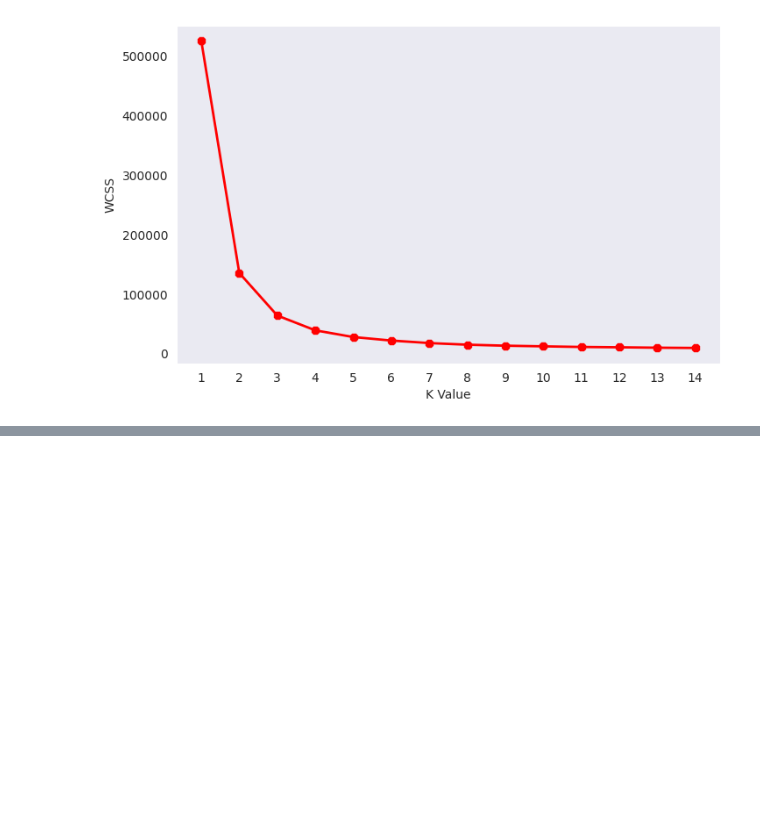
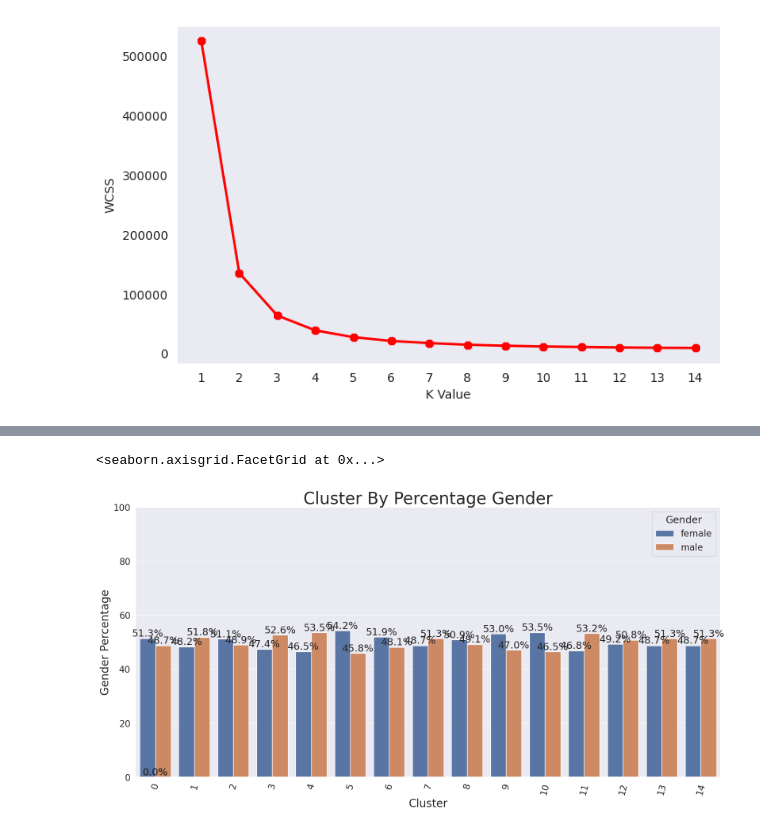
Before and after one commit to ankesh86/RecommendationSystems, a Jupyter notebook: Clustering_based_Recommendation.ipynb, the cells around one changed output, grey strips where cells are left out. Cells and saved outputs as stored; diff of their text form; code cells hidden in the pictures; blank space fills up the shorter version.

```diff
--- a/Clustering_based_Recommendation.ipynb
+++ b/Clustering_based_Recommendation.ipynb
@@ -173,0 +290,5 @@ plt.show()
+# %%
+plotting_percentages(df_customer, 'cluster', 'Gender')
+# %% [output]
+<seaborn.axisgrid.FacetGrid at 0x...>
+[figure, added]
```
Also changed, not shown: parts of 21 cells of this notebook.
